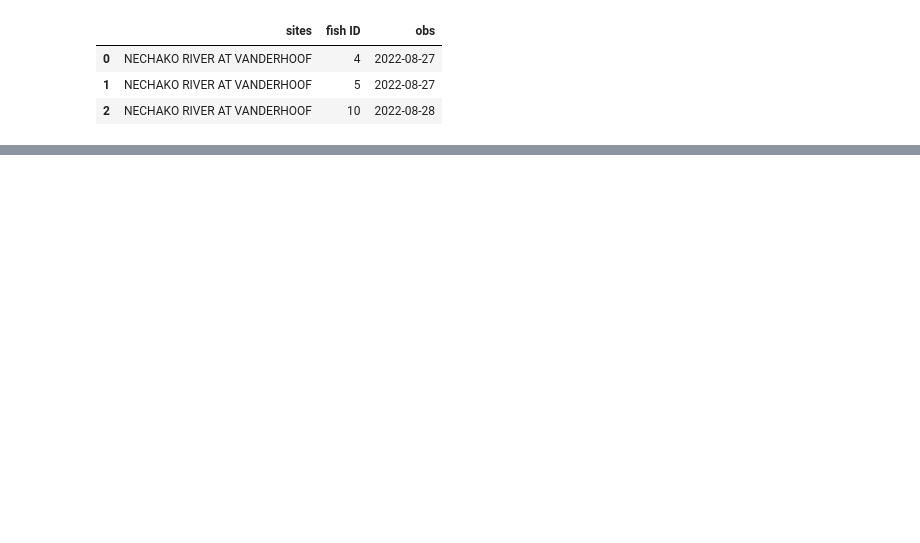
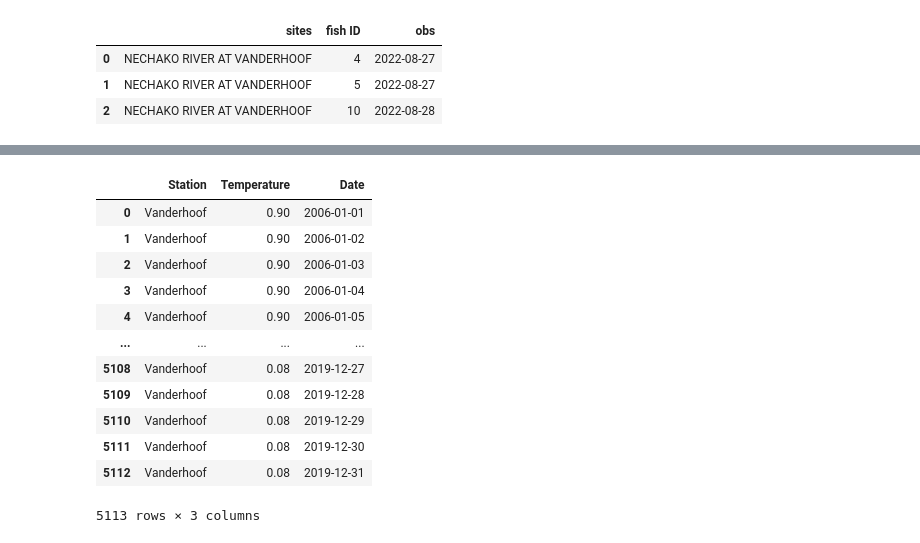
Before and after one commit to amirmtaghizadegan/Sturgeon, a Jupyter notebook: temperature.ipynb, the cells around one changed output, grey strips where cells are left out. Drawn from its saved outputs; the diff is of its cells as text; code cells hidden in the pictures; blank space fills up the shorter version.

```diff
--- a/temperature.ipynb
+++ b/temperature.ipynb
@@ -64,0 +70,21 @@ for folder in folders:
+# %%
+import pyreadr as pyr
+
+result = pyr.read_r('Vanderhoof_station_data_2006_2019.Rdata')
+vanderhoof_t = result['Temperature']
+# %%
+vanderhoof_t
+# %% [output]
+|  | Station | Temperature | Date |
+| 0 | Vanderhoof | 0.90 | 2006-01-01 |
+| 1 | Vanderhoof | 0.90 | 2006-01-02 |
+| 2 | Vanderhoof | 0.90 | 2006-01-03 |
+| 3 | Vanderhoof | 0.90 | 2006-01-04 |
+| 4 | Vanderhoof | 0.90 | 2006-01-05 |
+| ... | ... | ... | ... |
+| 5108 | Vanderhoof | 0.08 | 2019-12-27 |
+| 5109 | Vanderhoof | 0.08 | 2019-12-28 |
+| 5110 | Vanderhoof | 0.08 | 2019-12-29 |
+| 5111 | Vanderhoof | 0.08 | 2019-12-30 |
+| 5112 | Vanderhoof | 0.08 | 2019-12-31 |
+5113 rows × 3 columns
```
Also changed, not shown: parts of 1 cell of this notebook.
